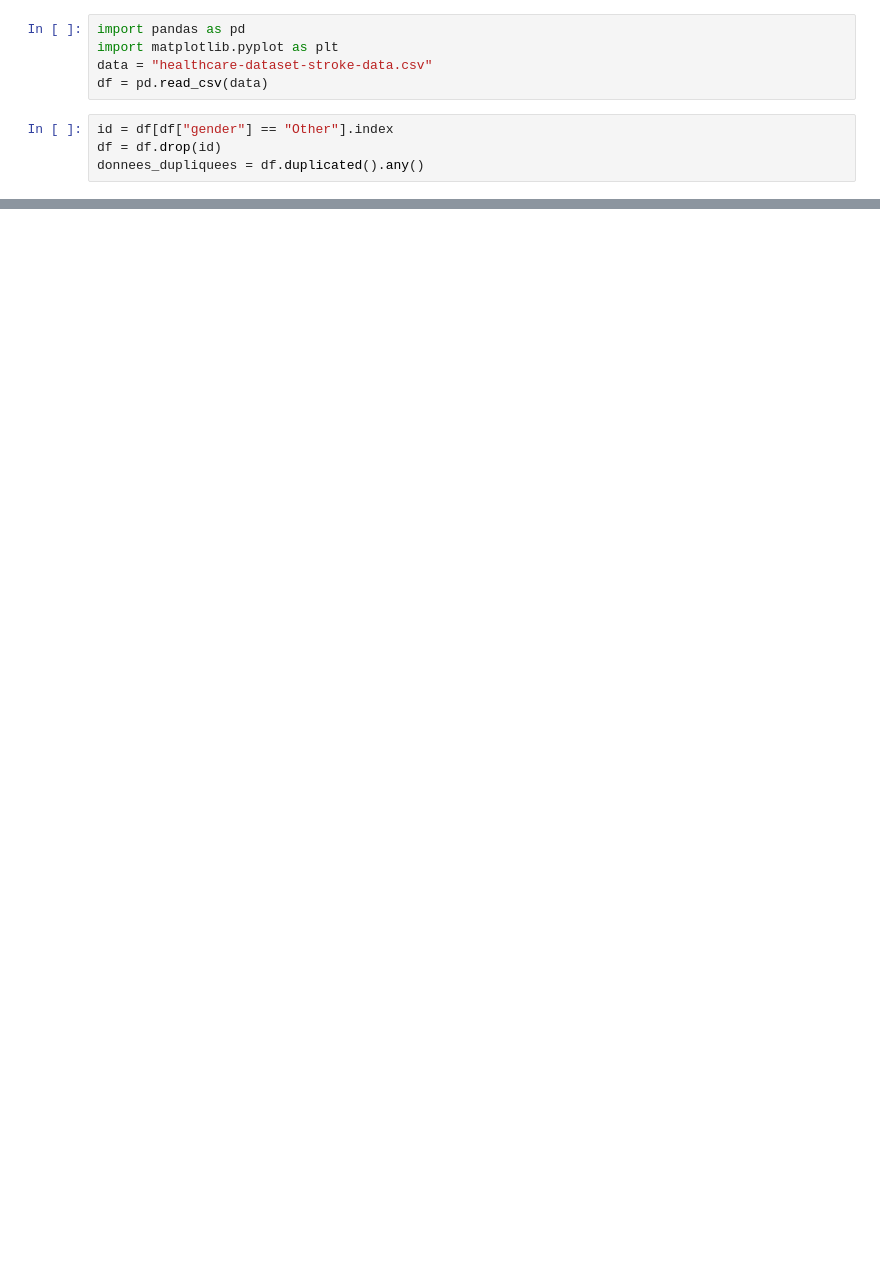
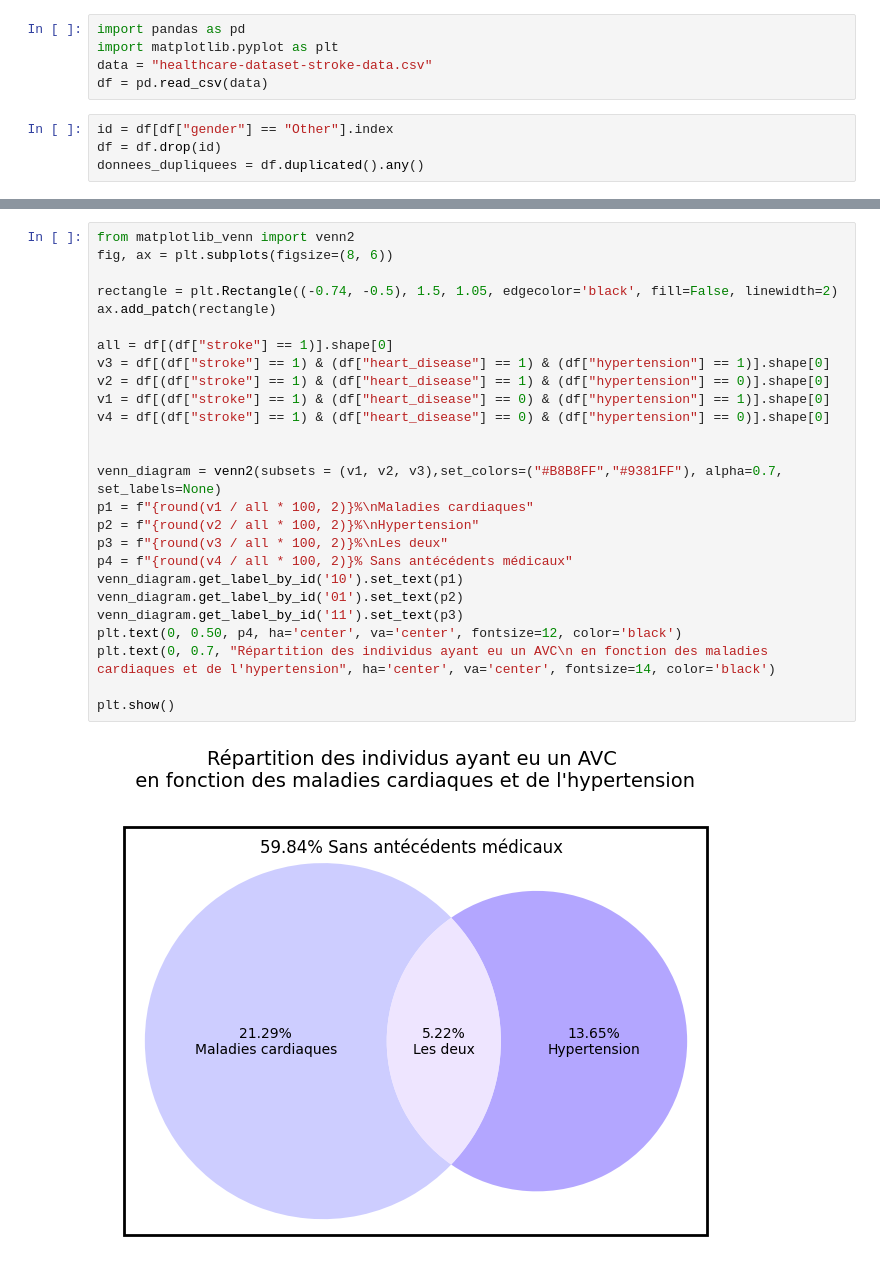
Before and after one commit to VpourVictor/DATA_Visualisation, a Jupyter notebook: Aymeric.ipynb, the cells around one changed output, grey strips where cells are left out. Saved outputs shown, nothing was run; the diff lists cells and outputs as text; blank space fills up the shorter version.

```diff
--- a/Aymeric.ipynb
+++ b/Aymeric.ipynb
@@ -75,0 +72,28 @@ fig.show()
+# %%
+from matplotlib_venn import venn2
+fig, ax = plt.subplots(figsize=(8, 6))
+
+rectangle = plt.Rectangle((-0.74, -0.5), 1.5, 1.05, edgecolor='black', fill=False, linewidth=2)
+ax.add_patch(rectangle)
+
+all = df[(df["stroke"] == 1)].shape[0]
+v3 = df[(df["stroke"] == 1) & (df["heart_disease"] == 1) & (df["hypertension"] == 1)].shape[0]
+v2 = df[(df["stroke"] == 1) & (df["heart_disease"] == 1) & (df["hypertension"] == 0)].shape[0]
+v1 = df[(df["stroke"] == 1) & (df["heart_disease"] == 0) & (df["hypertension"] == 1)].shape[0]
+v4 = df[(df["stroke"] == 1) & (df["heart_disease"] == 0) & (df["hypertension"] == 0)].shape[0]
+
+
+venn_diagram = venn2(subsets = (v1, v2, v3),set_colors=("#B8B8FF","#9381FF"), alpha=0.7, set_labels=None)
+p1 = f"{round(v1 / all * 100, 2)}%\nMaladies cardiaques"
+p2 = f"{round(v2 / all * 100, 2)}%\nHypertension"
+p3 = f"{round(v3 / all * 100, 2)}%\nLes deux"
+p4 = f"{round(v4 / all * 100, 2)}% Sans antécédents médicaux"
+venn_diagram.get_label_by_id('10').set_text(p1)
+venn_diagram.get_label_by_id('01').set_text(p2)
+venn_diagram.get_label_by_id('11').set_text(p3)
+plt.text(0, 0.50, p4, ha='center', va='center', fontsize=12, color='black')
+plt.text(0, 0.7, "Répartition des individus ayant eu un AVC\n en fonction des maladies cardiaques et de l'hypertension", ha='center', va='center', fontsize=14, color='black')
+
+plt.show()
+# %% [output]
+[figure, added]
```
Also changed, not shown: parts of 5 cells of this notebook.
